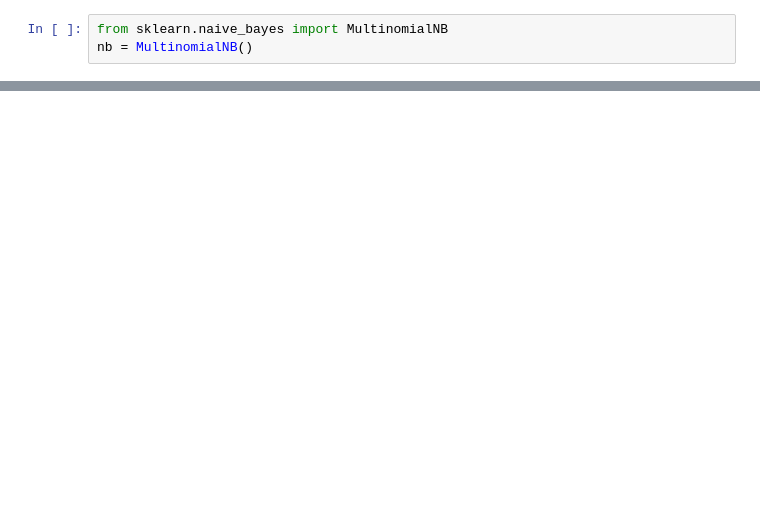
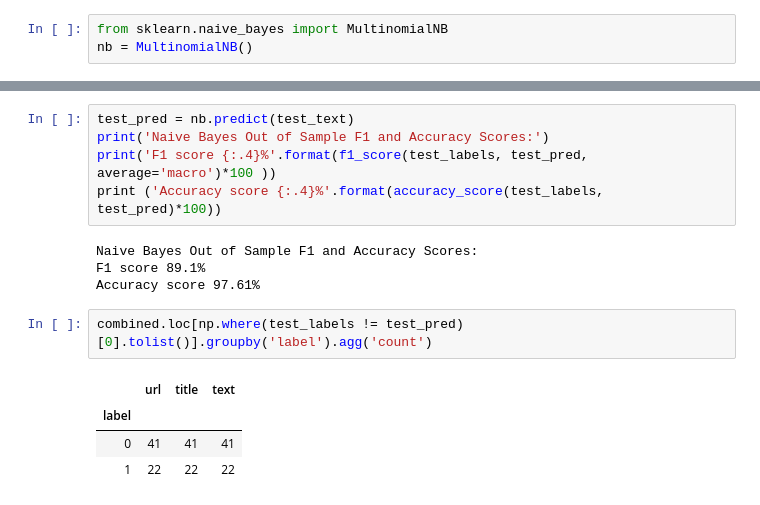
Before and after one commit to jpyneni3/Fake_News_Detector, a Jupyter notebook: Notebooks/Data Combiner.ipynb, the cells around one changed output, grey strips where cells are left out. Drawn from its saved outputs; the diff is of its cells as text; blank space fills up the shorter version.

```diff
--- a/Notebooks/Data Combiner.ipynb
+++ b/Notebooks/Data Combiner.ipynb
@@ -145,0 +172,16 @@ ValueError: could not convert string to float: 'healthimpactnews.com'
+# %%
+test_pred = nb.predict(test_text)
+print('Naive Bayes Out of Sample F1 and Accuracy Scores:')
+print('F1 score {:.4}%'.format(f1_score(test_labels, test_pred, average='macro')*100 ))
+print ('Accuracy score {:.4}%'.format(accuracy_score(test_labels, test_pred)*100))
+# %% [output]
+Naive Bayes Out of Sample F1 and Accuracy Scores:
+F1 score 89.1%
+Accuracy score 97.61%
+# %%
+combined.loc[np.where(test_labels != test_pred)[0].tolist()].groupby('label').agg('count')
+# %% [output]
+|  | url | title | text |
+| label |  |  |  |
+| 0 | 41 | 41 | 41 |
+| 1 | 22 | 22 | 22 |
```
Also changed, not shown: parts of 15 cells of this notebook.
